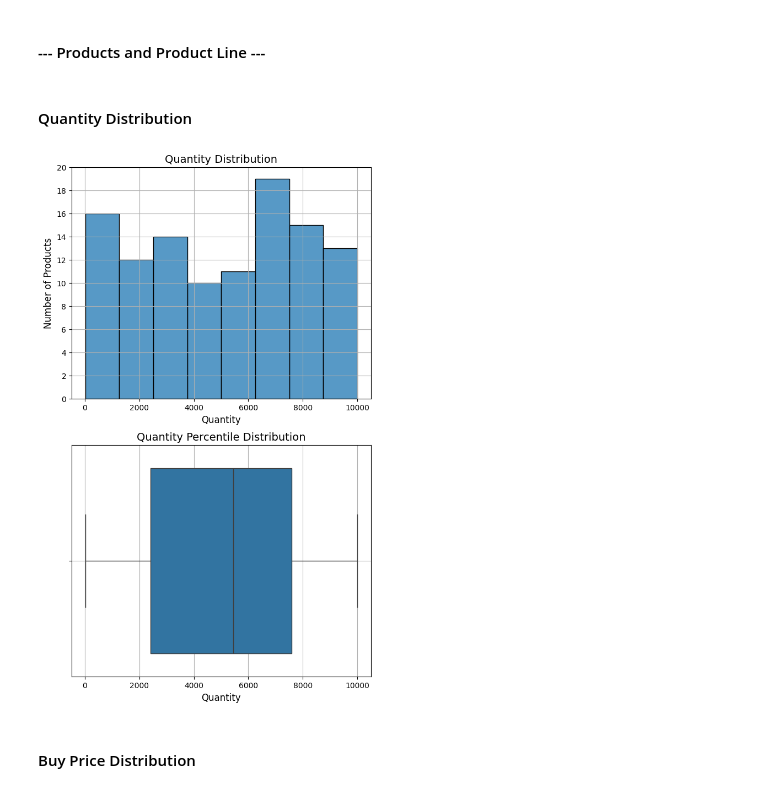
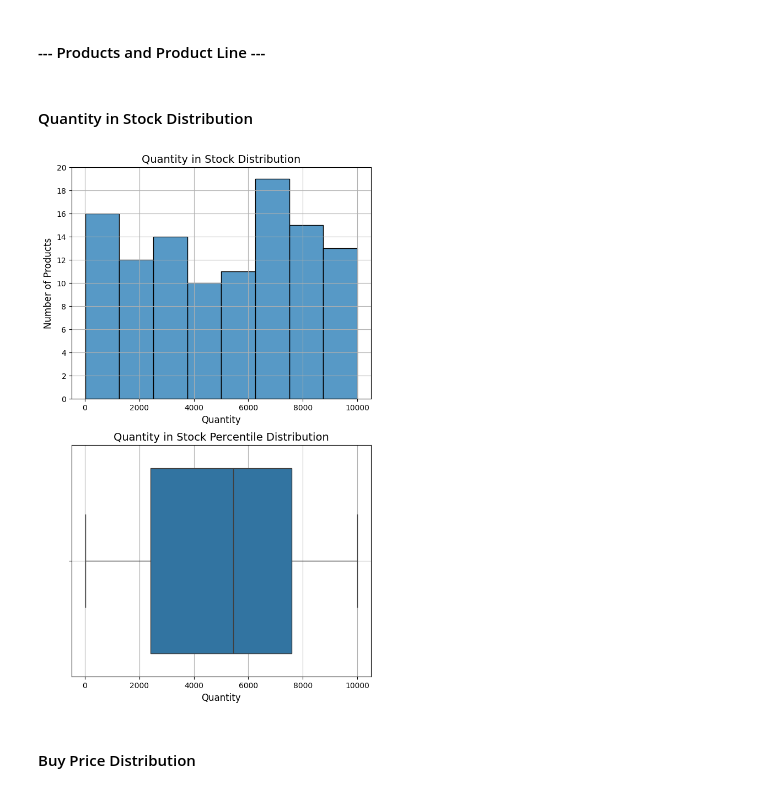
Before and after one commit to MarkLee7925/Customer-Database-Analysis, a Jupyter notebook: KMeans/CM_Products_KMeans.ipynb, the cells around one changed output. Drawn from its saved outputs; the diff is of its cells as text; code cells hidden in the pictures.

```diff
--- a/KMeans/CM_Products_KMeans.ipynb
+++ b/KMeans/CM_Products_KMeans.ipynb
@@ -372,39 +372,39 @@ plt.show()
 # %% [markdown]
 #### --- Products and Product Line ---
 # %% [markdown]
-#### Quantity Distribution
+#### Quantity in Stock Distribution
 # %%
 # Define figure
 quantity_dist = plt.figure(figsize=(7, 12))
 
 # Quantity histogram
 ax1 = quantity_dist.add_subplot(2, 1, 1)
 ax1 = sns.histplot(df_products['quantityInStock'])
 # Adjust X and Y-Axis ranges
 plt.xticks(np.arange(0, 12000, 2000))
 plt.yticks(np.arange(0, 22, 2))
 # Plot title and labels
 plt.xlabel('Quantity', fontsize=12)
 plt.ylabel('Number of Products', fontsize=12)
-plt.title('Quantity Distribution', fontsize=14)
+plt.title('Quantity in Stock Distribution', fontsize=14)
 # Plot grid
 plt.grid(True)
 
 # Quantity box plot
 ax2 = quantity_dist.add_subplot(2, 1, 2)
 ax2 = sns.boxplot(df_products['quantityInStock'], orient="h")
 # Adjust X and Y-Axis ranges
 plt.xticks(np.arange(0, 12000, 2000))
 # Plot title and labels
 plt.xlabel('Quantity', fontsize=12)
-plt.title('Quantity Percentile Distribution', fontsize=14)
+plt.title('Quantity in Stock Percentile Distribution', fontsize=14)
 # Plot grid
 plt.grid(True)
 
 # Show figure
 plt.show()
 # %% [output]
-[figure, old version]
+[figure, new version]
 # %% [markdown]
 #### Buy Price Distribution
 # %%
```
Also changed, not shown: parts of 6 cells of this notebook.
